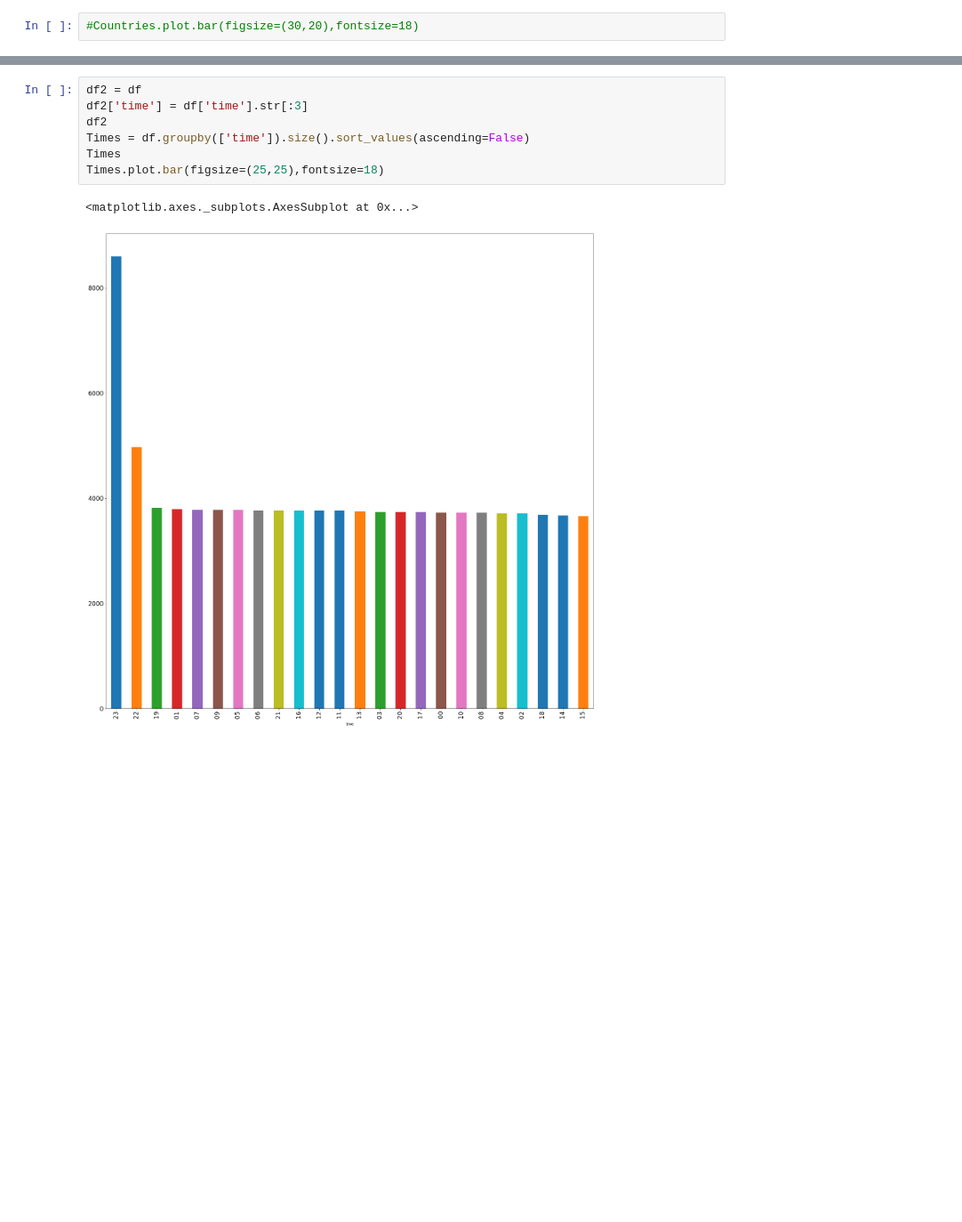
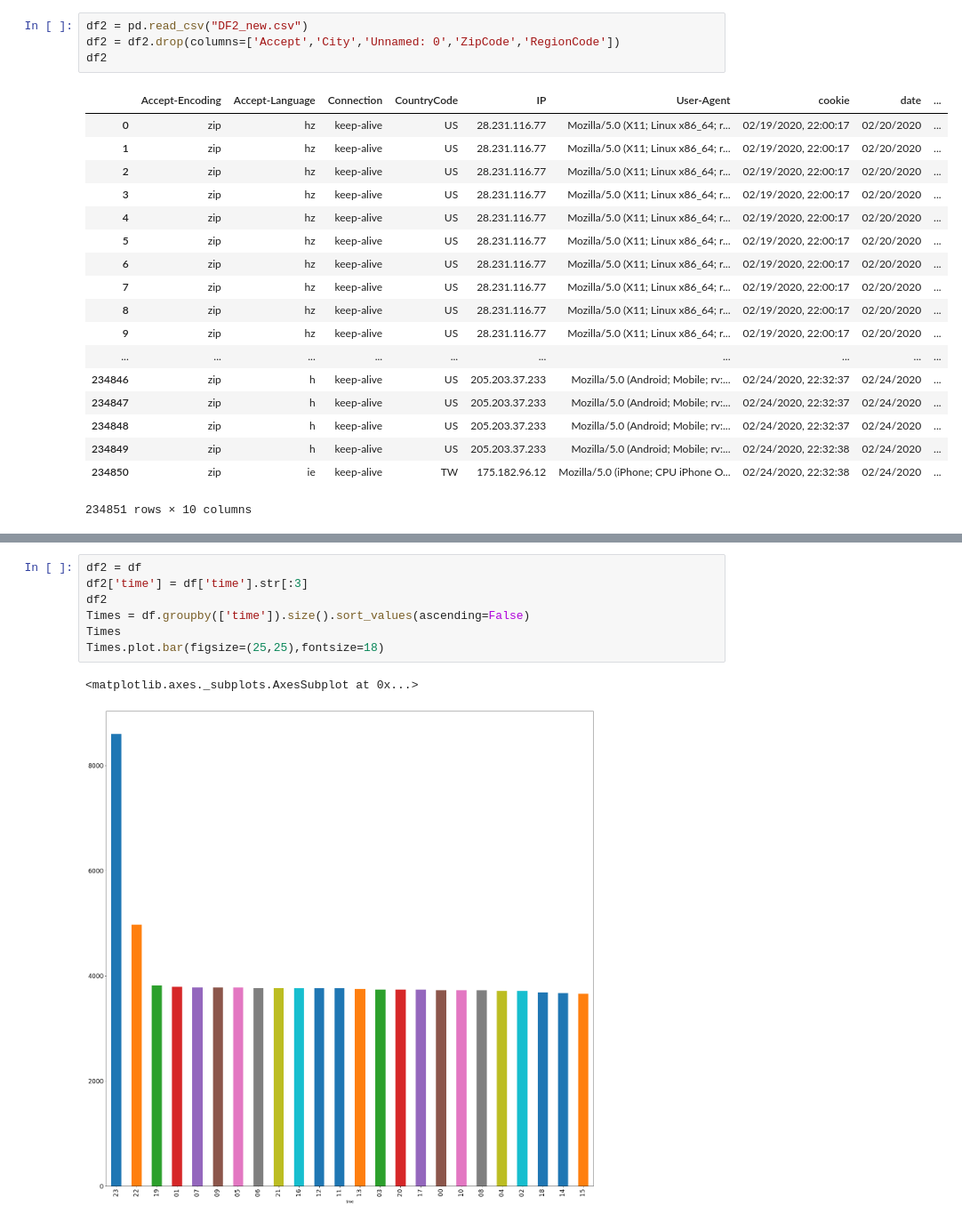
Before and after one commit to msilin/dogcat, a Jupyter notebook: Notebook.ipynb, the cells around one changed output, grey strips where cells are left out. Shown at 89% size. Cells and saved outputs as stored; diff of their text form; blank space fills up the shorter version.

```diff
--- a/Notebook.ipynb
+++ b/Notebook.ipynb
@@ -28,2 +28,23 @@ df
-# %%
-#Countries.plot.bar(figsize=(30,20),fontsize=18)
+# %%
+df2 = pd.read_csv("DF2_new.csv")
+df2 = df2.drop(columns=['Accept','City','Unnamed: 0','ZipCode','RegionCode'])
+df2
+# %% [output]
+|  | Accept-Encoding | Accept-Language | Connection | CountryCode | IP | User-Agent | cookie | date | ... |
+| 0 | zip | hz | keep-alive | US | 28.231.116.77 | Mozilla/5.0 (X11; Linux x86_64; r... | 02/19/2020, 22:00:17 | 02/20/2020 | ... |
+| 1 | zip | hz | keep-alive | US | 28.231.116.77 | Mozilla/5.0 (X11; Linux x86_64; r... | 02/19/2020, 22:00:17 | 02/20/2020 | ... |
+| 2 | zip | hz | keep-alive | US | 28.231.116.77 | Mozilla/5.0 (X11; Linux x86_64; r... | 02/19/2020, 22:00:17 | 02/20/2020 | ... |
+| 3 | zip | hz | keep-alive | US | 28.231.116.77 | Mozilla/5.0 (X11; Linux x86_64; r... | 02/19/2020, 22:00:17 | 02/20/2020 | ... |
+| 4 | zip | hz | keep-alive | US | 28.231.116.77 | Mozilla/5.0 (X11; Linux x86_64; r... | 02/19/2020, 22:00:17 | 02/20/2020 | ... |
+| 5 | zip | hz | keep-alive | US | 28.231.116.77 | Mozilla/5.0 (X11; Linux x86_64; r... | 02/19/2020, 22:00:17 | 02/20/2020 | ... |
+| 6 | zip | hz | keep-alive | US | 28.231.116.77 | Mozilla/5.0 (X11; Linux x86_64; r... | 02/19/2020, 22:00:17 | 02/20/2020 | ... |
+| 7 | zip | hz | keep-alive | US | 28.231.116.77 | Mozilla/5.0 (X11; Linux x86_64; r... | 02/19/2020, 22:00:17 | 02/20/2020 | ... |
+| 8 | zip | hz | keep-alive | US | 28.231.116.77 | Mozilla/5.0 (X11; Linux x86_64; r... | 02/19/2020, 22:00:17 | 02/20/2020 | ... |
+| 9 | zip | hz | keep-alive | US | 28.231.116.77 | Mozilla/5.0 (X11; Linux x86_64; r... | 02/19/2020, 22:00:17 | 02/20/2020 | ... |
+| ... | ... | ... | ... | ... | ... | ... | ... | ... | ... |
+| 234846 | zip | h | keep-alive | US | 205.203.37.233 | Mozilla/5.0 (Android; Mobile; rv:... | 02/24/2020, 22:32:37 | 02/24/2020 | ... |
+| 234847 | zip | h | keep-alive | US | 205.203.37.233 | Mozilla/5.0 (Android; Mobile; rv:... | 02/24/2020, 22:32:37 | 02/24/2020 | ... |
+| 234848 | zip | h | keep-alive | US | 205.203.37.233 | Mozilla/5.0 (Android; Mobile; rv:... | 02/24/2020, 22:32:37 | 02/24/2020 | ... |
+| 234849 | zip | h | keep-alive | US | 205.203.37.233 | Mozilla/5.0 (Android; Mobile; rv:... | 02/24/2020, 22:32:38 | 02/24/2020 | ... |
+| 234850 | zip | ie | keep-alive | TW | 175.182.96.12 | Mozilla/5.0 (iPhone; CPU iPhone O... | 02/24/2020, 22:32:38 | 02/24/2020 | ... |
+234851 rows × 10 columns
```
Also changed, not shown: parts of 12 cells of this notebook, 4 other files.
